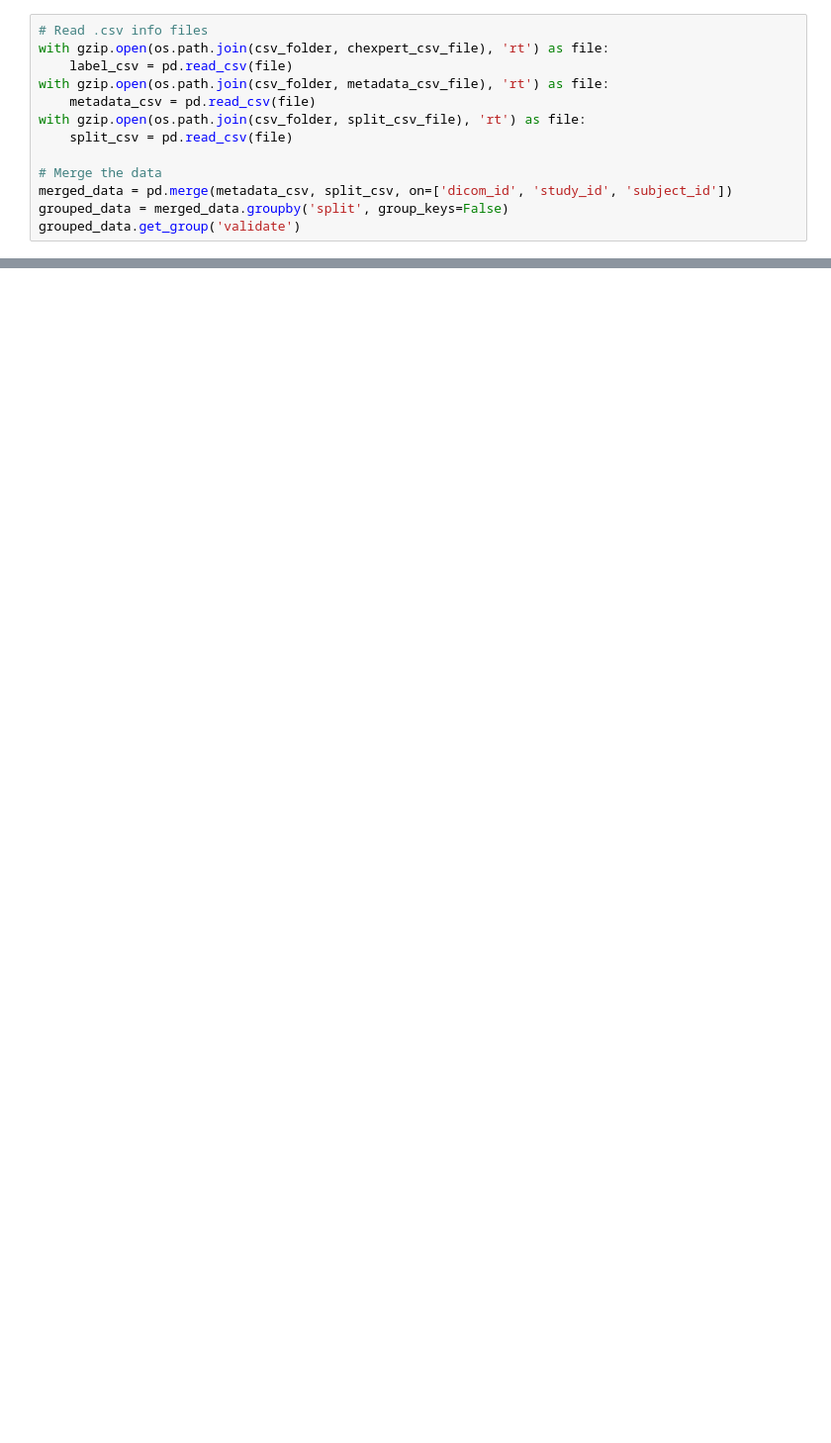
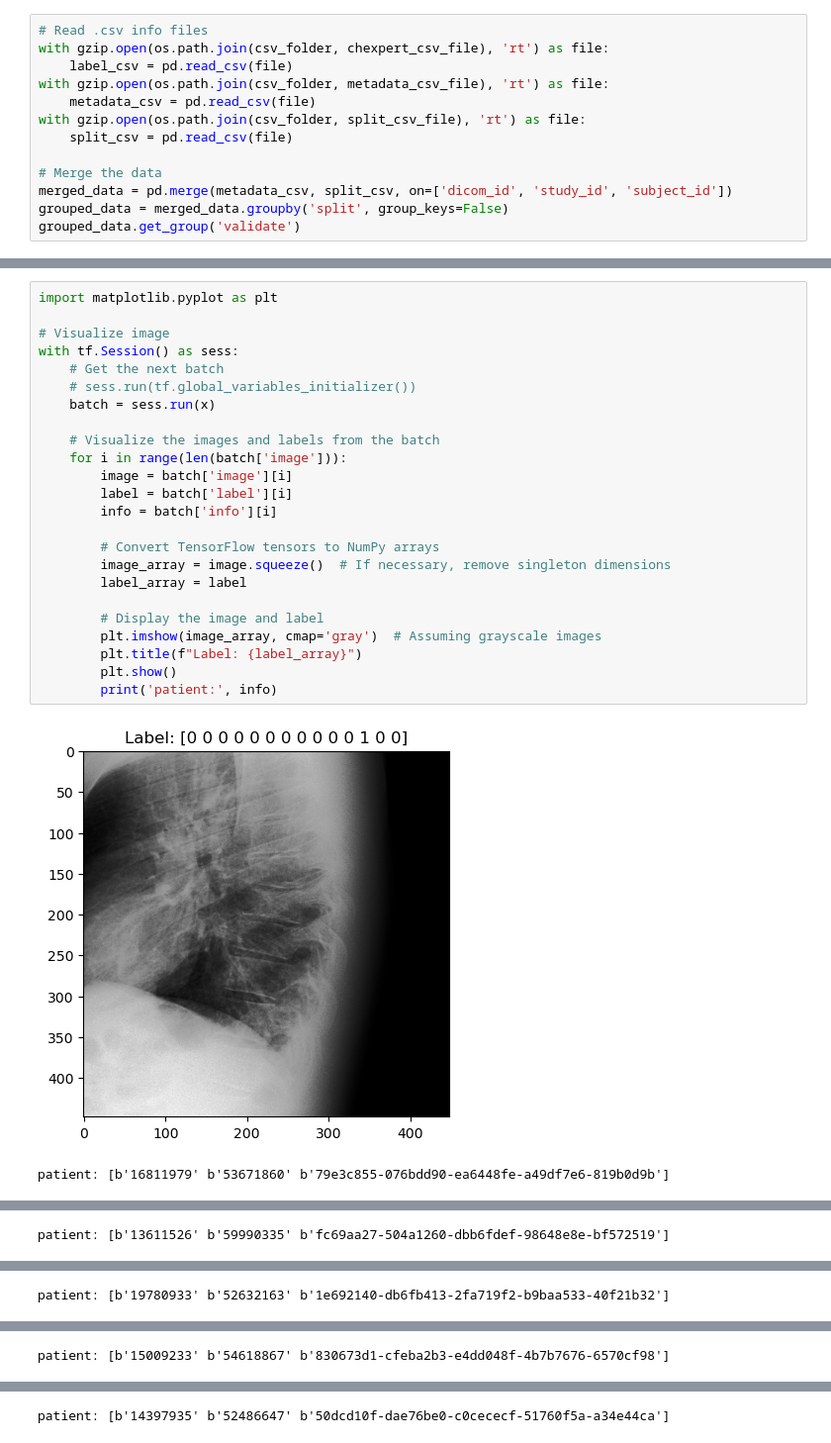
Before and after one commit to Payam-Fz/Vision-Medical-Transfer-Learning, a Jupyter notebook: loader/test.ipynb, the cells around one changed output, grey strips where cells are left out. Shown: that part at 99% size. Cells and saved outputs as stored; diff of their text form; blank space fills up the shorter version.

```diff
--- a/loader/test.ipynb
+++ b/loader/test.ipynb
@@ -44,0 +510,27 @@ ValueError: Failed to convert a NumPy array to a Tensor (Unsupported object type
+# %%
+import matplotlib.pyplot as plt
+
+# Visualize image
+with tf.Session() as sess:
+    # Get the next batch
+    # sess.run(tf.global_variables_initializer())
+    batch = sess.run(x)
+
+    # Visualize the images and labels from the batch
+    for i in range(len(batch['image'])):
+        image = batch['image'][i]
+        label = batch['label'][i]
+        info = batch['info'][i]
+
+        # Convert TensorFlow tensors to NumPy arrays
+        image_array = image.squeeze()  # If necessary, remove singleton dimensions
+        label_array = label
+
+        # Display the image and label
+        plt.imshow(image_array, cmap='gray')  # Assuming grayscale images
+        plt.title(f"Label: {label_array}")
+        plt.show()
+        print('patient:', info)
+# %% [output]
+[figure, added]
+patient: [b'16811979' b'53671860' b'79e3c855-076bdd90-ea6448fe-a49df7e6-819b0d9b']
@@ -44,0 +538 @@ ValueError: Failed to convert a NumPy array to a Tensor (Unsupported object type
+patient: [b'13611526' b'59990335' b'fc69aa27-504a1260-dbb6fdef-98648e8e-bf572519']
@@ -44,0 +540 @@ ValueError: Failed to convert a NumPy array to a Tensor (Unsupported object type
+patient: [b'19780933' b'52632163' b'1e692140-db6fb413-2fa719f2-b9baa533-40f21b32']
@@ -44,0 +542 @@ ValueError: Failed to convert a NumPy array to a Tensor (Unsupported object type
+patient: [b'15009233' b'54618867' b'830673d1-cfeba2b3-e4dd048f-4b7b7676-6570cf98']
@@ -45,3 +544,4 @@ ValueError: Failed to convert a NumPy array to a Tensor (Unsupported object type
+patient: [b'14397935' b'52486647' b'50dcd10f-dae76be0-c0cececf-51760f5a-a34e44ca']
 # %%
 import tensorflow as tf
 
```
Also changed, not shown: parts of 6 cells of this notebook, 1 other file.
